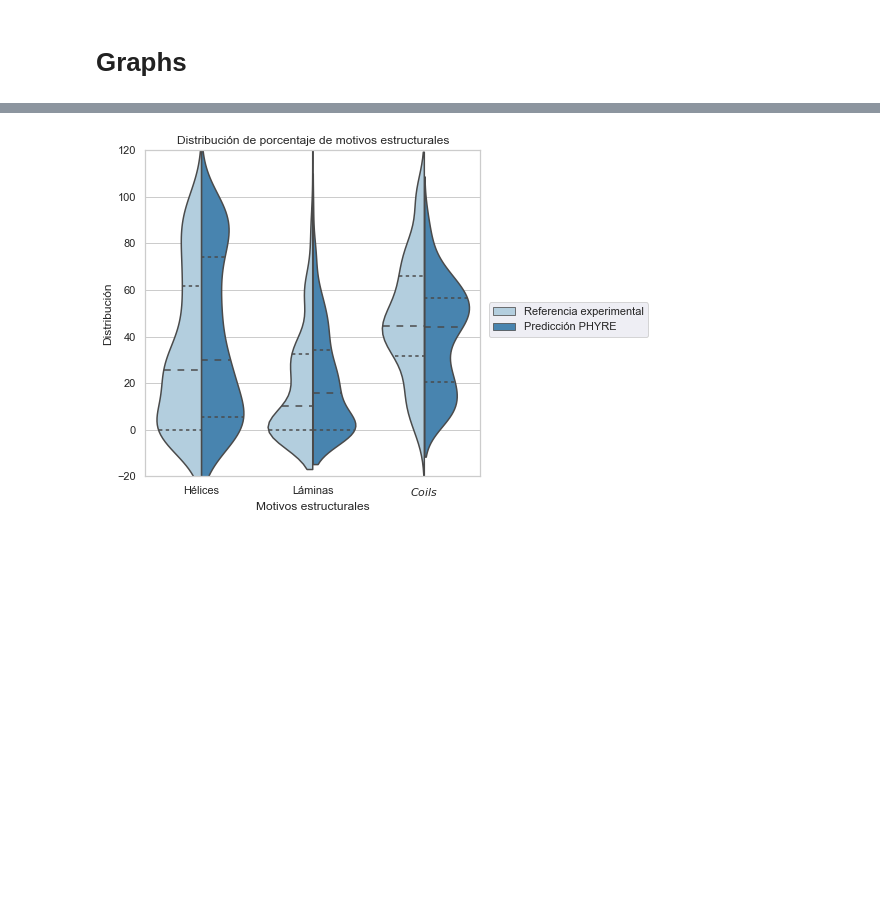
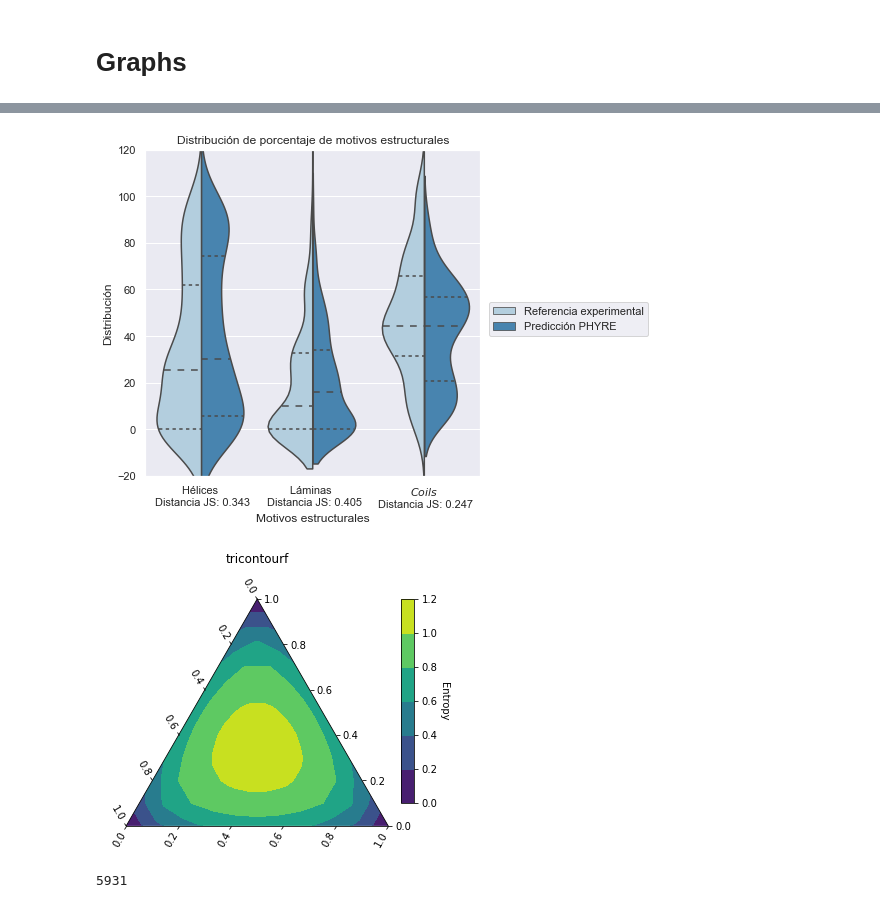
Before and after one commit to DanielAldas/AuditingBias, a Jupyter notebook: benchmark.ipynb, the cells around one changed output, grey strips where cells are left out. Cells and saved outputs as stored; diff of their text form; code cells hidden in the pictures; blank space fills up the shorter version.

```diff
--- a/benchmark.ipynb
+++ b/benchmark.ipynb
@@ -123,7 +192,8 @@ plt.xlabel('Motivos estructurales')
 plt.ylabel('Distribución')
 sns.set_theme(style="darkgrid")
 g.legend(handles=g.legend_.legendHandles, labels=['Referencia experimental', 'Predicción PHYRE'], bbox_to_anchor=(1.01, 0.55))
-g.set_xticklabels(['Hélices', 'Láminas', "$\it{Coils}$"])
+g.set_xticklabels(['Hélices \n Distancia JS: %.3f' % js_phyre_helix, 'Láminas \n Distancia JS: %.3f' % js_phyre_strand, '$\it{Coils}$ \n Distancia JS: %.3f' % js_phyre_coil])
 plt.show()
+fig.savefig('PHYRE_bench.pdf', bbox_inches='tight')
 # %% [output]
-[figure, old version]
+[figure, new version]
@@ -129,0 +279,31 @@ plt.show()
+# %%
+import numpy as np
+
+import matplotlib.pyplot as plt
+from mpltern.ternary.datasets import get_shanon_entropies
+
+t, l, r, v = get_shanon_entropies()
+
+fig = plt.figure(figsize=(10.8, 4.8))
+fig.subplots_adjust(left=0.075, right=0.85, wspace=0.3)
+
+pad_title = 36
+
+# These values are for controlling the color-bar scale, and here they are
+# explicitly given just to make the same color-bar scale for all the plots.
+# In general, you may not need to explicitly specify them.
+vmin = 0.0
+vmax = 1.2
+levels = np.linspace(vmin, vmax, 7)
+
+ax = fig.add_subplot(1, 2, 2, projection='ternary')
+cs = ax.tricontourf(t, l, r, v, levels=levels)
+ax.set_title("tricontourf", pad=pad_title)
+
+cax = ax.inset_axes([1.05, 0.1, 0.05, 0.9], transform=ax.transAxes)
+colorbar = fig.colorbar(cs, cax=cax)
+colorbar.set_label('Entropy', rotation=270, va='baseline')
+
+plt.show()
+# %% [output]
+[figure, added]
@@ -129,0 +319,8 @@ plt.show()
+# %%
+grampa_seq=grampa['sequence'].tolist()
+pep2d_seq=grampa_pep2d['sequence'].tolist()
+rem=[]
+[rem.append(i) for i in grampa_seq if i not in rem]
+len(rem)
+# %% [output]
+5931
```
Also changed, not shown: parts of 40 cells of this notebook, 9 other files.
